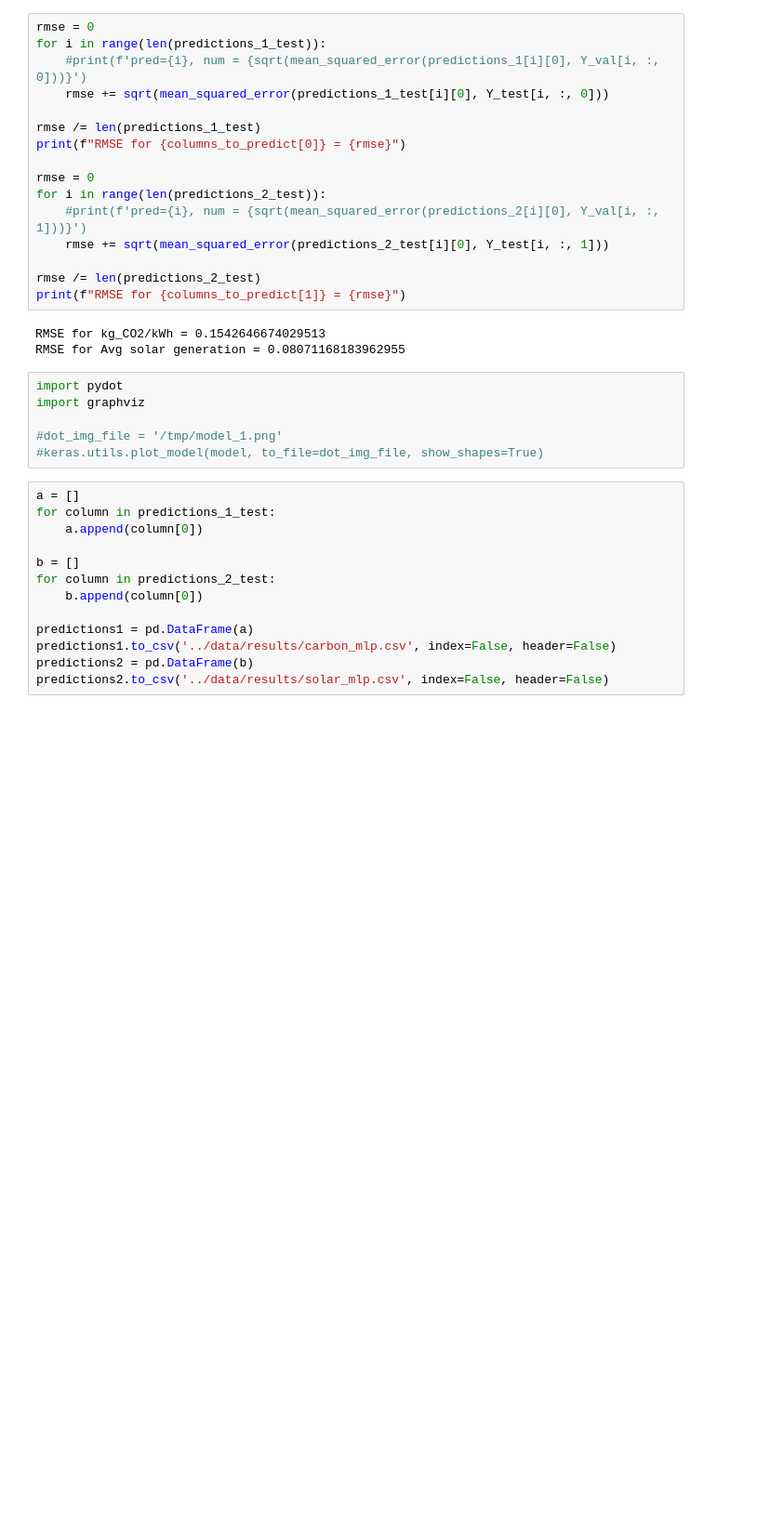
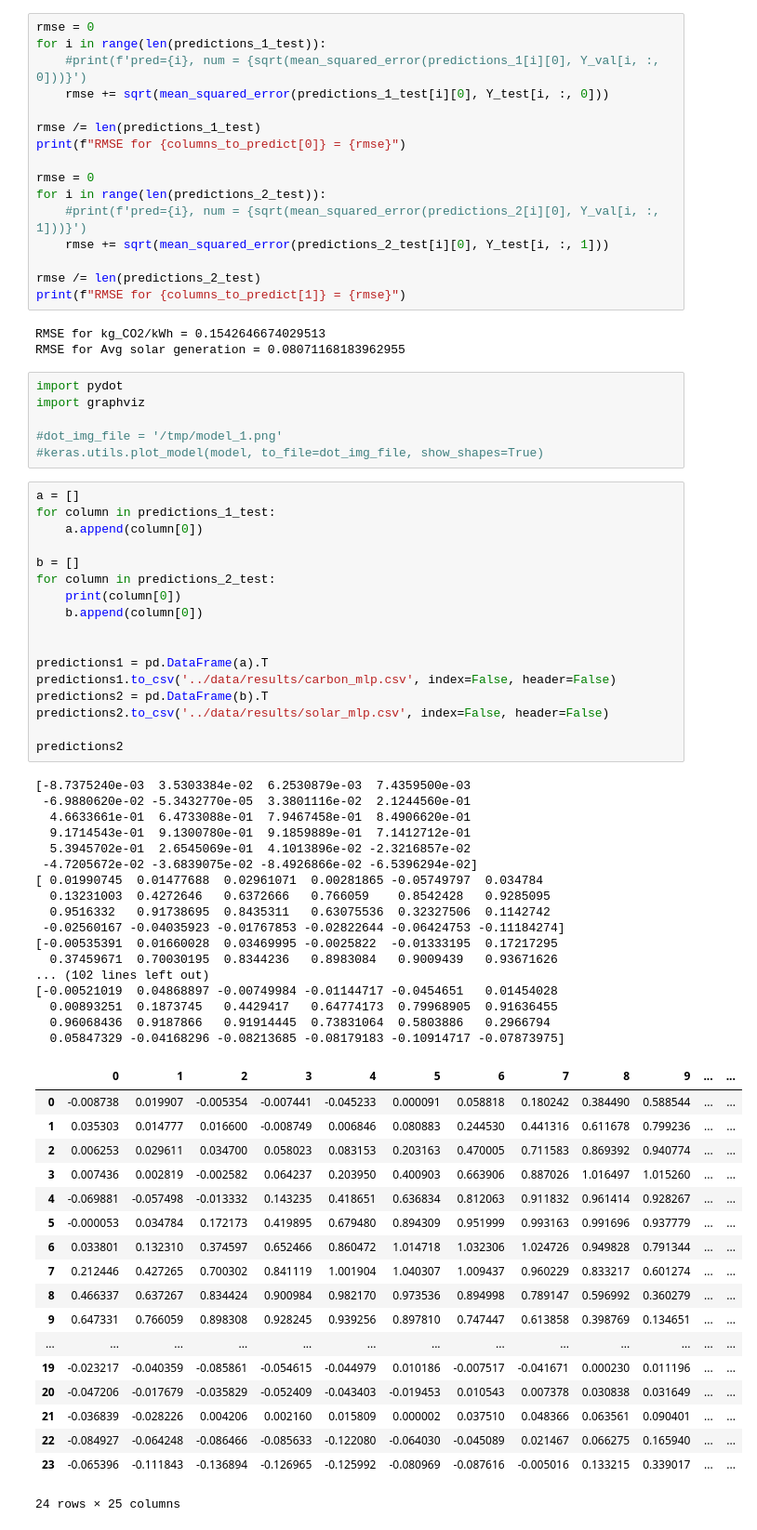
Before and after one commit to MatejPriesol/Forecasting-Carbon-Intensity-and-Solar-Generation, a Jupyter notebook: final_models/MLP final.ipynb, the cells around one changed output. Shown at 93% size. Cells and saved outputs as stored; diff of their text form; blank space fills up the shorter version.

```diff
--- a/final_models/MLP final.ipynb
+++ b/final_models/MLP final.ipynb
@@ -420,13 +420,53 @@ import graphviz
 # %%
 a = []
 for column in predictions_1_test:
     a.append(column[0])
 
 b = []
 for column in predictions_2_test:
+    print(column[0])
     b.append(column[0])
 
-predictions1 = pd.DataFrame(a)
+
+predictions1 = pd.DataFrame(a).T
 predictions1.to_csv('../data/results/carbon_mlp.csv', index=False, header=False)
-predictions2 = pd.DataFrame(b)
+predictions2 = pd.DataFrame(b).T
 predictions2.to_csv('../data/results/solar_mlp.csv', index=False, header=False)
+
+predictions2
+# %% [output]
+[-8.7375240e-03  3.5303384e-02  6.2530879e-03  7.4359500e-03
+ -6.9880620e-02 -5.3432770e-05  3.3801116e-02  2.1244560e-01
+  4.6633661e-01  6.4733088e-01  7.9467458e-01  8.4906620e-01
+  9.1714543e-01  9.1300780e-01  9.1859889e-01  7.1412712e-01
+  5.3945702e-01  2.6545069e-01  4.1013896e-02 -2.3216857e-02
+ -4.7205672e-02 -3.6839075e-02 -8.4926866e-02 -6.5396294e-02]
+[ 0.01990745  0.01477688  0.02961071  0.00281865 -0.05749797  0.034784
+  0.13231003  0.4272646   0.6372666   0.766059    0.8542428   0.9285095
+  0.9516332   0.91738695  0.8435311   0.63075536  0.32327506  0.1142742
+ -0.02560167 -0.04035923 -0.01767853 -0.02822644 -0.06424753 -0.11184274]
+[-0.00535391  0.01660028  0.03469995 -0.0025822  -0.01333195  0.17217295
+  0.37459671  0.70030195  0.8344236   0.8983084   0.9009439   0.93671626
+... (102 lines left out)
+[-0.00521019  0.04868897 -0.00749984 -0.01144717 -0.0454651   0.01454028
+  0.00893251  0.1873745   0.4429417   0.64774173  0.79968905  0.91636455
+  0.96068436  0.9187866   0.91914445  0.73831064  0.5803886   0.2966794
+  0.05847329 -0.04168296 -0.08213685 -0.08179183 -0.10914717 -0.07873975]
+|  | 0 | 1 | 2 | 3 | 4 | 5 | 6 | 7 | 8 | 9 | ... | ... |
+| 0 | -0.008738 | 0.019907 | -0.005354 | -0.007441 | -0.045233 | 0.000091 | 0.058818 | 0.180242 | 0.384490 | 0.588544 | ... | ... |
+| 1 | 0.035303 | 0.014777 | 0.016600 | -0.008749 | 0.006846 | 0.080883 | 0.244530 | 0.441316 | 0.611678 | 0.799236 | ... | ... |
+| 2 | 0.006253 | 0.029611 | 0.034700 | 0.058023 | 0.083153 | 0.203163 | 0.470005 | 0.711583 | 0.869392 | 0.940774 | ... | ... |
+| 3 | 0.007436 | 0.002819 | -0.002582 | 0.064237 | 0.203950 | 0.400903 | 0.663906 | 0.887026 | 1.016497 | 1.015260 | ... | ... |
+| 4 | -0.069881 | -0.057498 | -0.013332 | 0.143235 | 0.418651 | 0.636834 | 0.812063 | 0.911832 | 0.961414 | 0.928267 | ... | ... |
+| 5 | -0.000053 | 0.034784 | 0.172173 | 0.419895 | 0.679480 | 0.894309 | 0.951999 | 0.993163 | 0.991696 | 0.937779 | ... | ... |
+| 6 | 0.033801 | 0.132310 | 0.374597 | 0.652466 | 0.860472 | 1.014718 | 1.032306 | 1.024726 | 0.949828 | 0.791344 | ... | ... |
+| 7 | 0.212446 | 0.427265 | 0.700302 | 0.841119 | 1.001904 | 1.040307 | 1.009437 | 0.960229 | 0.833217 | 0.601274 | ... | ... |
+| 8 | 0.466337 | 0.637267 | 0.834424 | 0.900984 | 0.982170 | 0.973536 | 0.894998 | 0.789147 | 0.596992 | 0.360279 | ... | ... |
+| 9 | 0.647331 | 0.766059 | 0.898308 | 0.928245 | 0.939256 | 0.897810 | 0.747447 | 0.613858 | 0.398769 | 0.134651 | ... | ... |
+| ... | ... | ... | ... | ... | ... | ... | ... | ... | ... | ... | ... | ... |
+| 19 | -0.023217 | -0.040359 | -0.085861 | -0.054615 | -0.044979 | 0.010186 | -0.007517 | -0.041671 | 0.000230 | 0.011196 | ... | ... |
+| 20 | -0.047206 | -0.017679 | -0.035829 | -0.052409 | -0.043403 | -0.019453 | 0.010543 | 0.007378 | 0.030838 | 0.031649 | ... | ... |
+| 21 | -0.036839 | -0.028226 | 0.004206 | 0.002160 | 0.015809 | 0.000002 | 0.037510 | 0.048366 | 0.063561 | 0.090401 | ... | ... |
+| 22 | -0.084927 | -0.064248 | -0.086466 | -0.085633 | -0.122080 | -0.064030 | -0.045089 | 0.021467 | 0.066275 | 0.165940 | ... | ... |
+| 23 | -0.065396 | -0.111843 | -0.136894 | -0.126965 | -0.125992 | -0.080969 | -0.087616 | -0.005016 | 0.133215 | 0.339017 | ... | ... |
+24 rows × 25 columns
```
Also changed, not shown: 9 other files.
